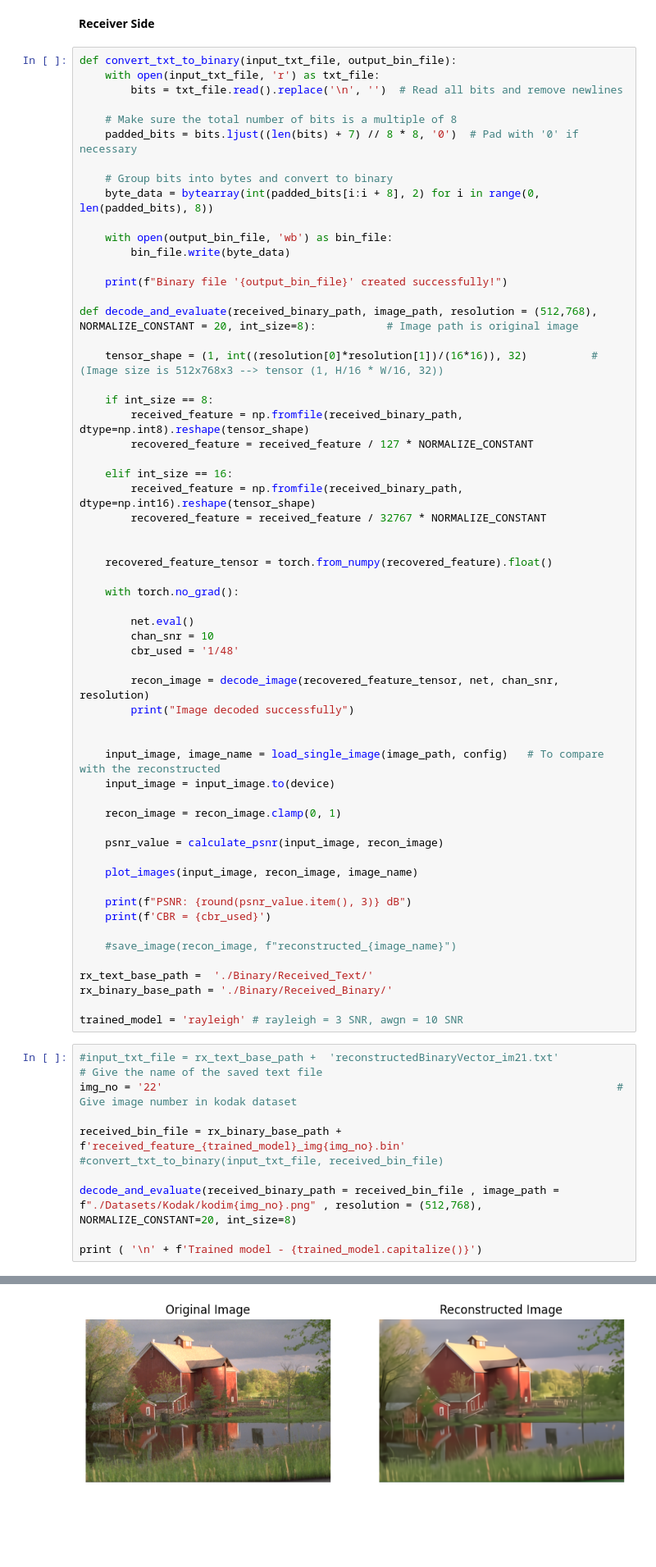
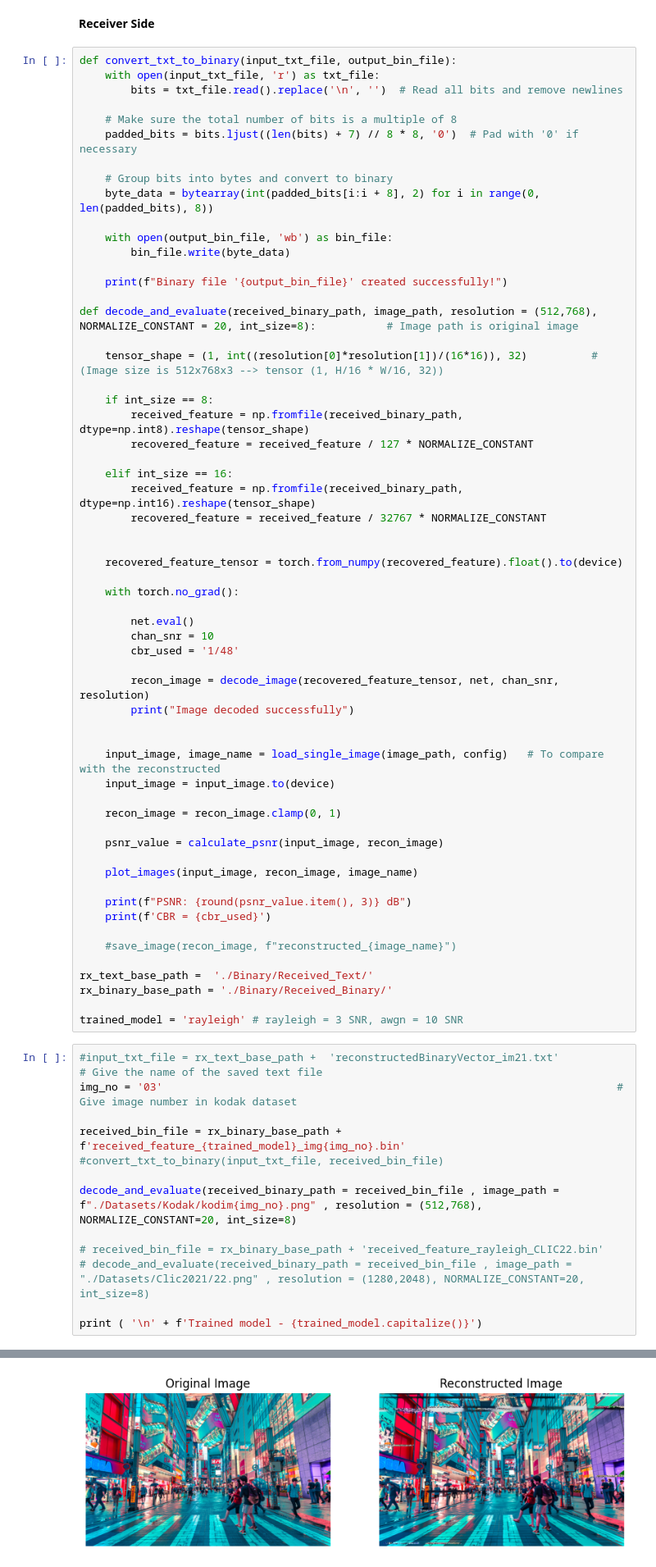
Before and after one commit to tharusha-pathirana/swin-semantic-communication, a Jupyter notebook: swinjscc-full.ipynb, the cells around one changed output, grey strips where cells are left out. Shown at 82% size. Cells and saved outputs as stored; diff of their text form; blank space fills up the shorter version.

```diff
--- a/swinjscc-full.ipynb
+++ b/swinjscc-full.ipynb
@@ -2296,7 +2296,7 @@ def decode_and_evaluate(received_binary_path, image_path, resolution = (512,768)
         recovered_feature = received_feature / 32767 * NORMALIZE_CONSTANT
 
 
-    recovered_feature_tensor = torch.from_numpy(recovered_feature).float()
+    recovered_feature_tensor = torch.from_numpy(recovered_feature).float().to(device)
 
     with torch.no_grad():
 
@@ -2328,14 +2328,17 @@ rx_binary_base_path = './Binary/Received_Binary/'
 trained_model = 'rayleigh' # rayleigh = 3 SNR, awgn = 10 SNR
 # %%
 #input_txt_file = rx_text_base_path +  'reconstructedBinaryVector_im21.txt'          # Give the name of the saved text file
-img_no = '22'                                                                       # Give image number in kodak dataset
+img_no = '03'                                                                       # Give image number in kodak dataset
 
 received_bin_file = rx_binary_base_path + f'received_feature_{trained_model}_img{img_no}.bin'
 #convert_txt_to_binary(input_txt_file, received_bin_file)
 
 decode_and_evaluate(received_binary_path = received_bin_file , image_path = f"./Datasets/Kodak/kodim{img_no}.png" , resolution = (512,768), NORMALIZE_CONSTANT=20, int_size=8)
 
+# received_bin_file = rx_binary_base_path + 'received_feature_rayleigh_CLIC22.bin'
+# decode_and_evaluate(received_binary_path = received_bin_file , image_path = "./Datasets/Clic2021/22.png" , resolution = (1280,2048), NORMALIZE_CONSTANT=20, int_size=8)
+
 print ( '\n' + f'Trained model - {trained_model.capitalize()}')
 # %% [output]
 Image decoded successfully
-[figure, old version]
+[figure, new version]
```
Also changed, not shown: parts of 16 cells of this notebook, 2 other files.
